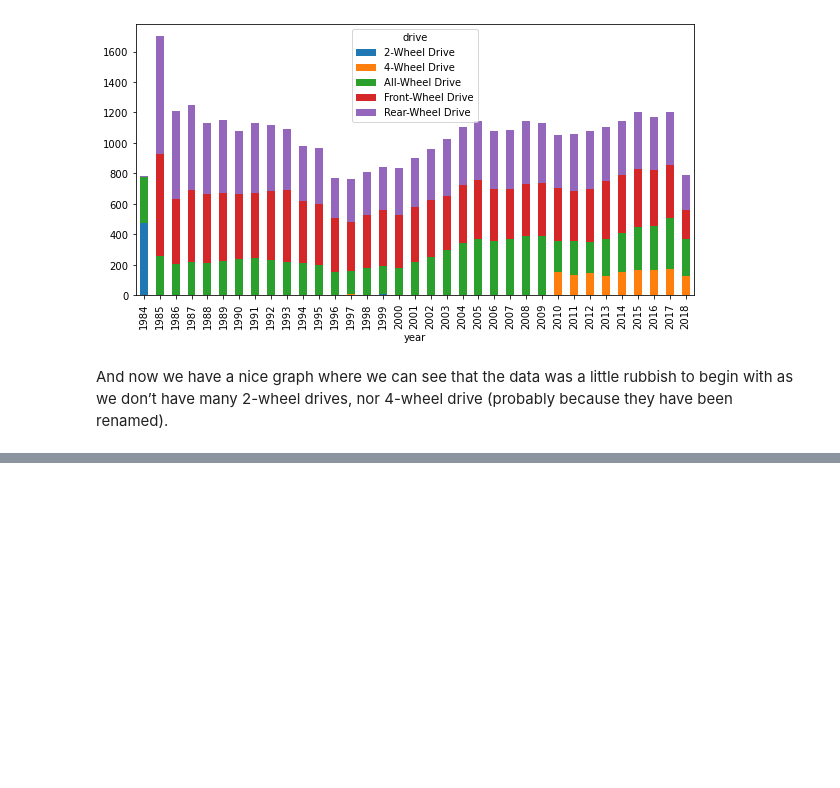
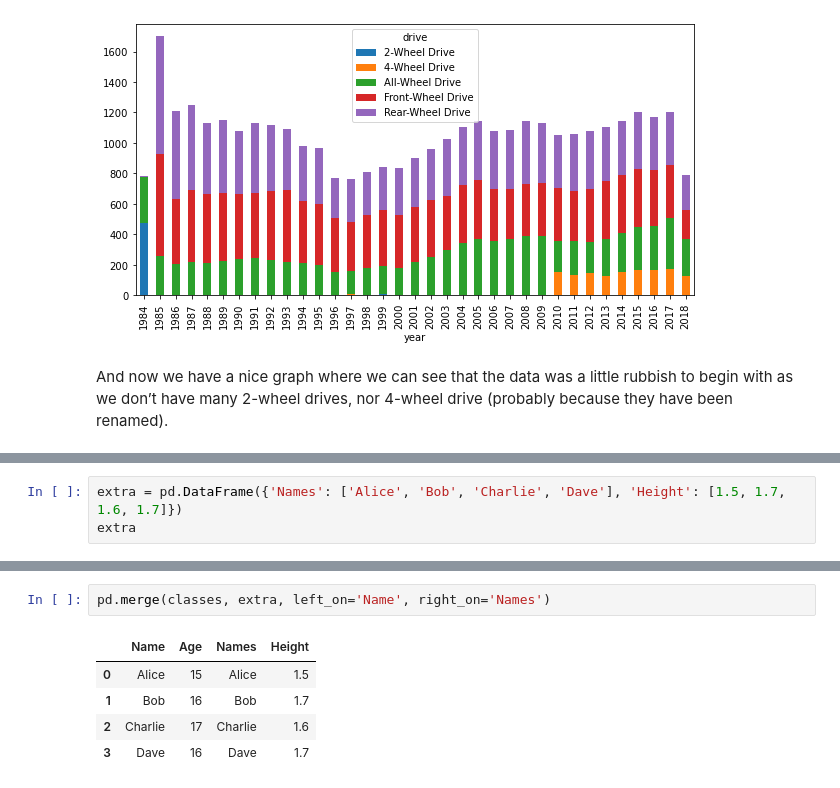
Before and after one commit to Aidan23Smith/Starting-with-Python, a Jupyter notebook: Python Basics.ipynb, the cells around one changed output, grey strips where cells are left out. Drawn from its saved outputs; the diff is of its cells as text; blank space fills up the shorter version.

```diff
--- a/Python Basics.ipynb
+++ b/Python Basics.ipynb
@@ -1320,0 +1453,3 @@ And now we have a nice graph where we can see that the data was a little rubbish
+# %%
+extra = pd.DataFrame({'Names': ['Alice', 'Bob', 'Charlie', 'Dave'], 'Height': [1.5, 1.7, 1.6, 1.7]})
+extra
@@ -1320,0 +1462,8 @@ And now we have a nice graph where we can see that the data was a little rubbish
+# %%
+pd.merge(classes, extra, left_on='Name', right_on='Names')
+# %% [output]
+|  | Name | Age | Names | Height |
+| 0 | Alice | 15 | Alice | 1.5 |
+| 1 | Bob | 16 | Bob | 1.7 |
+| 2 | Charlie | 17 | Charlie | 1.6 |
+| 3 | Dave | 16 | Dave | 1.7 |
```
Also changed, not shown: parts of 37 cells of this notebook.
